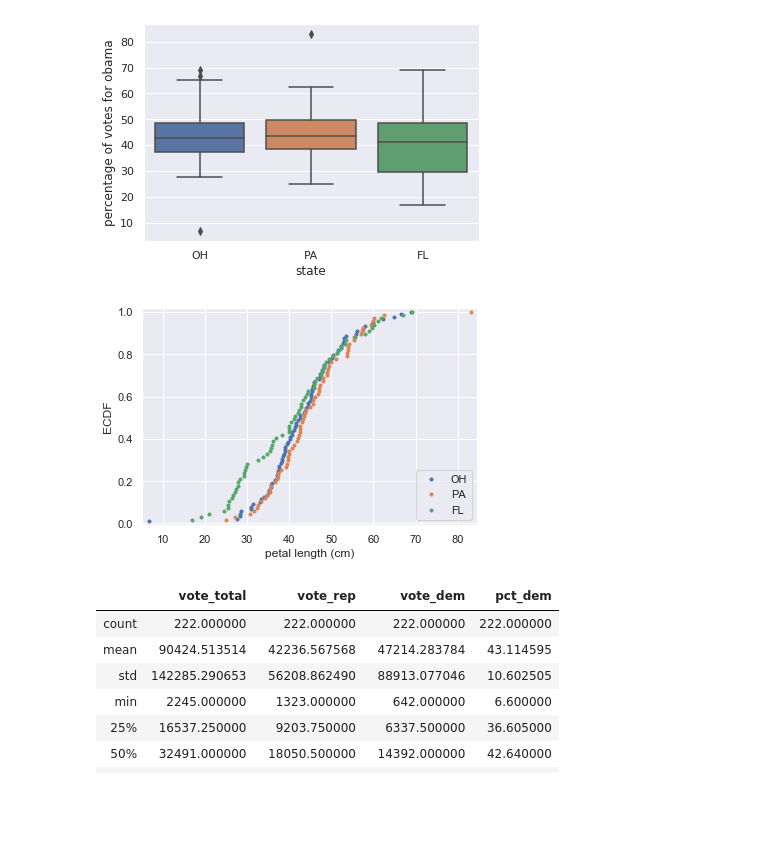
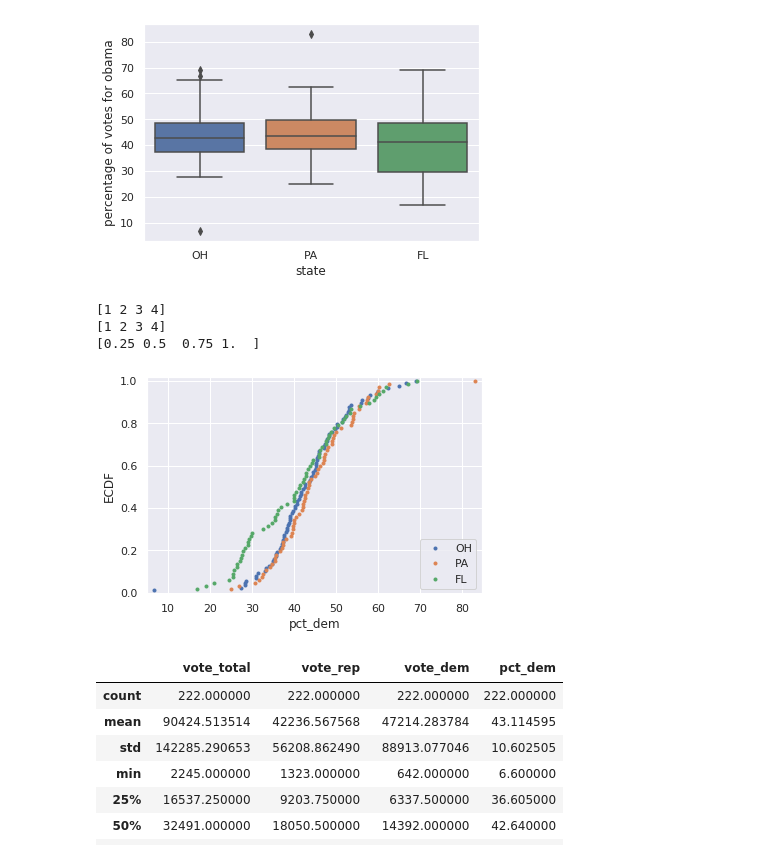
Before and after one commit to mohammad0alfares/EDA, a Jupyter notebook: Labs/swing_states lab.ipynb, the cells around one changed output. Cells and saved outputs as stored; diff of their text form; code cells hidden in the pictures; blank space fills up the shorter version.

```diff
--- a/Labs/swing_states lab.ipynb
+++ b/Labs/swing_states lab.ipynb
@@ -110,6 +110,23 @@ _= plt.ylabel('percentage of votes for obama')
 plt.show()
 # %% [output]
 [figure]
+# %%
+    # to understand the ecdf
+    d=np.arange(1, 5)
+    n = len(d)
+
+    # x-data for the ECDF: x
+    x = np.sort(d)
+
+    # y-data for the ECDF: y
+    y = np.arange(1, n+1) / n
+    print (d)
+    print (x)
+    print (y)
+# %% [output]
+[1 2 3 4]
+[1 2 3 4]
+[0.25 0.5  0.75 1.  ]
 # %%
 def ecdf(data):
     """Compute ECDF for a one-dimensional array of measurements."""
@@ -127,25 +144,25 @@ def ecdf(data):
 # %%
 # Compute ECDF for versicolor data: x_vers, y_vers
 x_OH, y_OH = ecdf(df_OH['pct_dem'])
 x_PA, y_PA = ecdf(df_PA['pct_dem'])
 x_FL, y_FL = ecdf(df_FL['pct_dem'])
 
 # Generate plot
 _ = plt.plot(x_OH, y_OH, marker='.', linestyle='none')
 _ = plt.plot(x_PA, y_PA, marker='.', linestyle='none')
 _ = plt.plot(x_FL, y_FL, marker='.', linestyle='none')
 # Make the margins nice
 plt.margins(0.02)
 
 # Label the axes
 _ = plt.legend(('OH', 'PA', 'FL'), loc='lower right')
-_ = plt.xlabel('petal length (cm)')
+_ = plt.xlabel('pct_dem')
 _ = plt.ylabel('ECDF')
 
 # Display the plot
 plt.show()
 # %% [output]
-[figure, old version]
+[figure, new version]
 # %%
 df_states=df_states[['state','vote_total','vote_rep','vote_dem','pct_dem']];
 df_states.describe()
```
